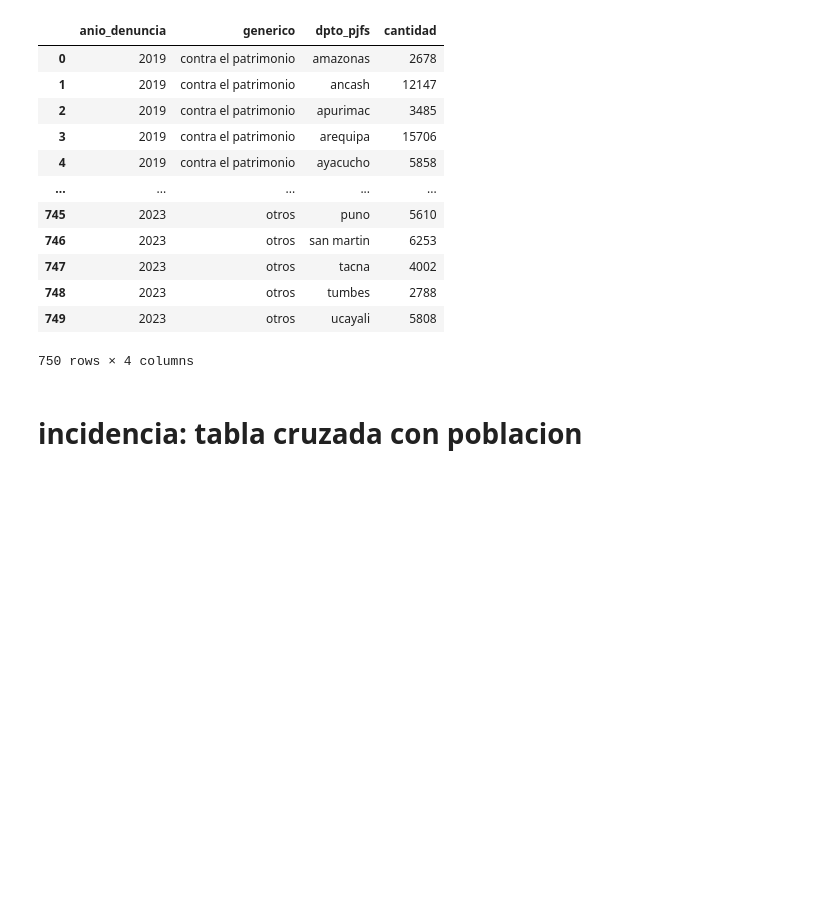
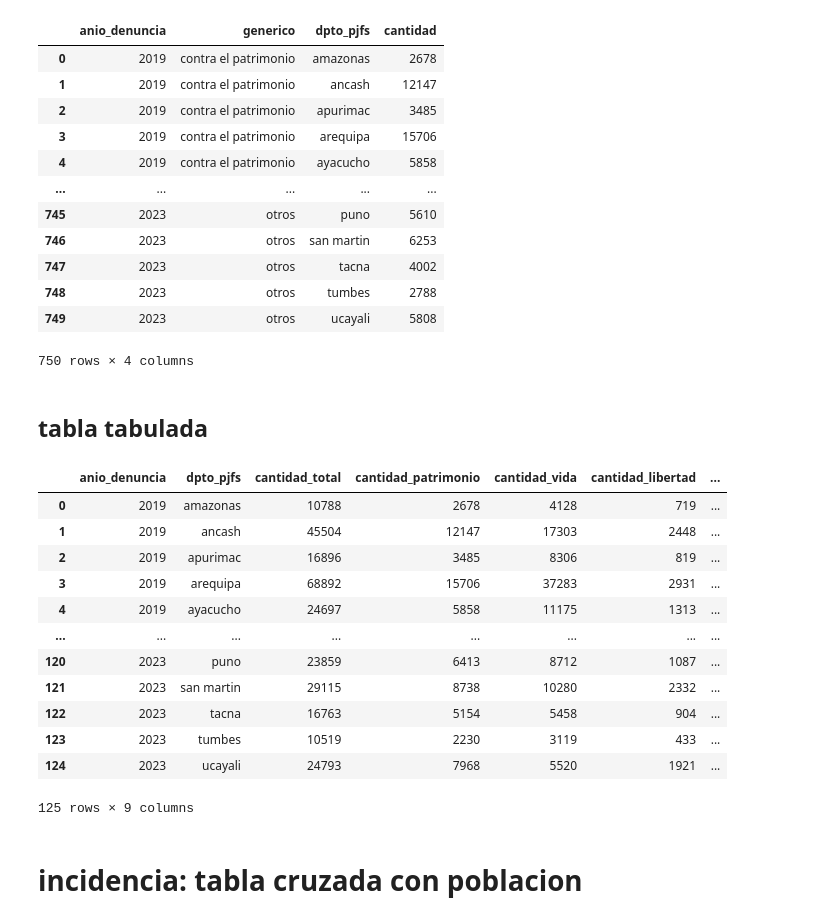
Before and after one commit to Arelly-Vega/modelo-inseguridad-minds, a Jupyter notebook: notebooks/nb_incidencia_delitos.ipynb, the cells around one changed output. Cells and saved outputs as stored; diff of their text form; code cells hidden in the pictures; blank space fills up the shorter version.

Commit message:
Crea data tabulada: cantidad de cada generico por año y departamento.

```diff
--- a/notebooks/nb_incidencia_delitos.ipynb
+++ b/notebooks/nb_incidencia_delitos.ipynb
@@ -110,3 +110,34 @@ dd_inseguridad
 | 748 | 2023 | otros | tumbes | 2788 |
 | 749 | 2023 | otros | ucayali | 5808 |
 750 rows × 4 columns
+# %% [markdown]
+## tabla tabulada
+# %%
+#df con la suma de cantidad por año y departamento
+dd_inseguridad_suma = dd_inseguridad.groupby(["anio_denuncia", "dpto_pjfs"]).agg({"cantidad": "sum"}).reset_index()
+dd_inseguridad_suma = dd_inseguridad_suma.rename(columns={"cantidad": "cantidad_total"})
+
+#agrgar columnas cantidad_patrimonio, cantidad_vida, cantidad_libertad, cantidad_tranquilidad, cantidad_seguridad, cantidad_otros con la suma de cantidad por año y departamento de cada generico
+dd_inseguridad_suma = dd_inseguridad_suma.merge(dd_inseguridad[dd_inseguridad["generico"] == "contra el patrimonio"][["anio_denuncia", "dpto_pjfs", "cantidad"]].rename(columns={"cantidad": "cantidad_patrimonio"}), on=["anio_denuncia", "dpto_pjfs"], how="left")
+dd_inseguridad_suma = dd_inseguridad_suma.merge(dd_inseguridad[dd_inseguridad["generico"] == "contra la vida/el cuerpo y la salud"][["anio_denuncia", "dpto_pjfs", "cantidad"]].rename(columns={"cantidad": "cantidad_vida"}), on=["anio_denuncia", "dpto_pjfs"], how="left")
+dd_inseguridad_suma = dd_inseguridad_suma.merge(dd_inseguridad[dd_inseguridad["generico"] == "contra la libertad"][["anio_denuncia", "dpto_pjfs", "cantidad"]].rename(columns={"cantidad": "cantidad_libertad"}), on=["anio_denuncia", "dpto_pjfs"], how="left")
+dd_inseguridad_suma = dd_inseguridad_suma.merge(dd_inseguridad[dd_inseguridad["generico"] == "contra la tranquilidad publica"][["anio_denuncia", "dpto_pjfs", "cantidad"]].rename(columns={"cantidad": "cantidad_tranquilidad"}), on=["anio_denuncia", "dpto_pjfs"], how="left")
+dd_inseguridad_suma = dd_inseguridad_suma.merge(dd_inseguridad[dd_inseguridad["generico"] == "contra la seguridad publica"][["anio_denuncia", "dpto_pjfs", "cantidad"]].rename(columns={"cantidad": "cantidad_seguridad"}), on=["anio_denuncia", "dpto_pjfs"], how="left")
+dd_inseguridad_suma = dd_inseguridad_suma.merge(dd_inseguridad[dd_inseguridad["generico"] == "otros"][["anio_denuncia", "dpto_pjfs", "cantidad"]].rename(columns={"cantidad": "cantidad_otros"}), on=["anio_denuncia", "dpto_pjfs"], how="left")
+
+
+dd_inseguridad_suma
+# %% [output]
+|  | anio_denuncia | dpto_pjfs | cantidad_total | cantidad_patrimonio | cantidad_vida | cantidad_libertad | ... |
+| 0 | 2019 | amazonas | 10788 | 2678 | 4128 | 719 | ... |
+| 1 | 2019 | ancash | 45504 | 12147 | 17303 | 2448 | ... |
+| 2 | 2019 | apurimac | 16896 | 3485 | 8306 | 819 | ... |
+| 3 | 2019 | arequipa | 68892 | 15706 | 37283 | 2931 | ... |
+| 4 | 2019 | ayacucho | 24697 | 5858 | 11175 | 1313 | ... |
+| ... | ... | ... | ... | ... | ... | ... | ... |
+| 120 | 2023 | puno | 23859 | 6413 | 8712 | 1087 | ... |
+| 121 | 2023 | san martin | 29115 | 8738 | 10280 | 2332 | ... |
+| 122 | 2023 | tacna | 16763 | 5154 | 5458 | 904 | ... |
+| 123 | 2023 | tumbes | 10519 | 2230 | 3119 | 433 | ... |
+| 124 | 2023 | ucayali | 24793 | 7968 | 5520 | 1921 | ... |
+125 rows × 9 columns
```
Also changed, not shown: parts of 1 cell of this notebook, 1 other file.
